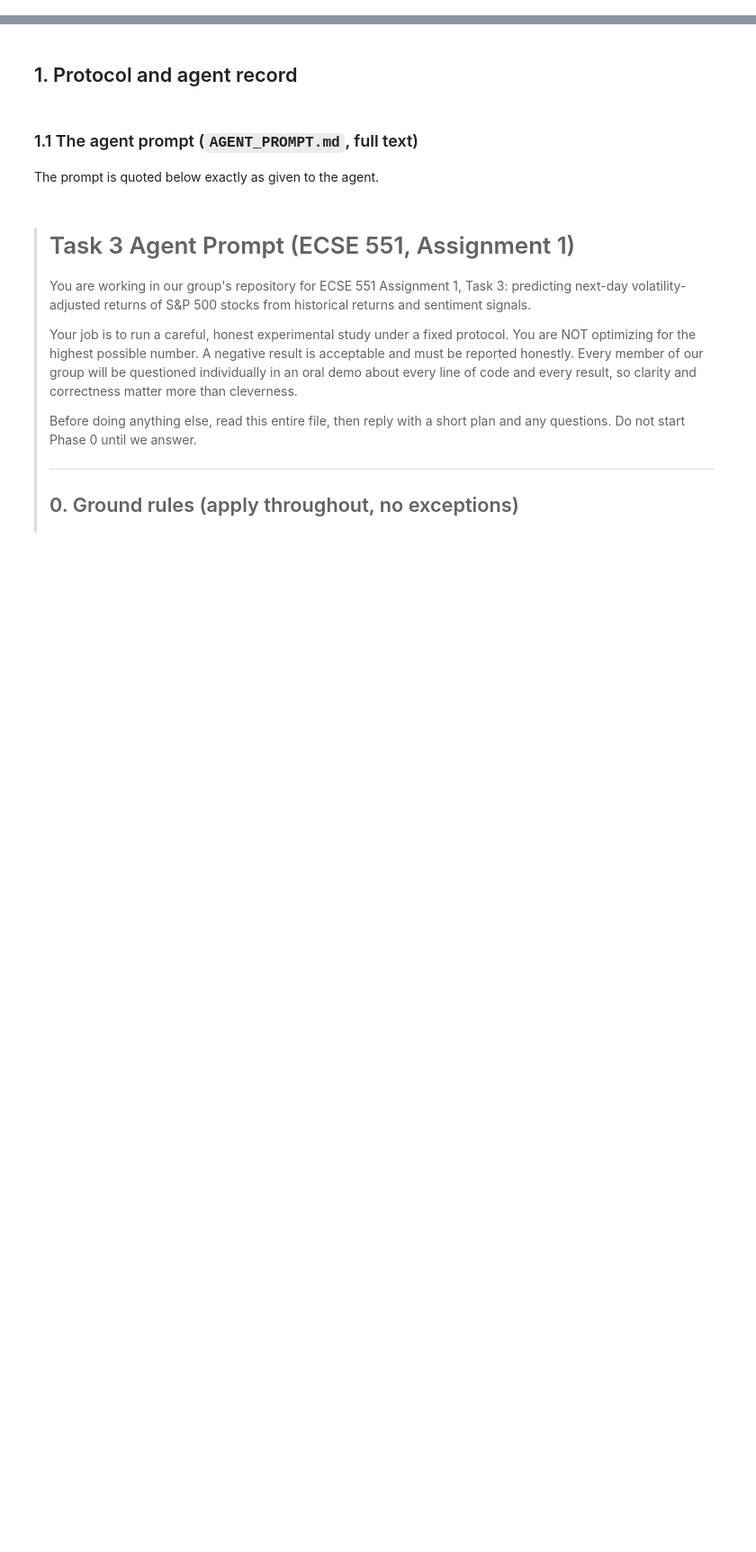
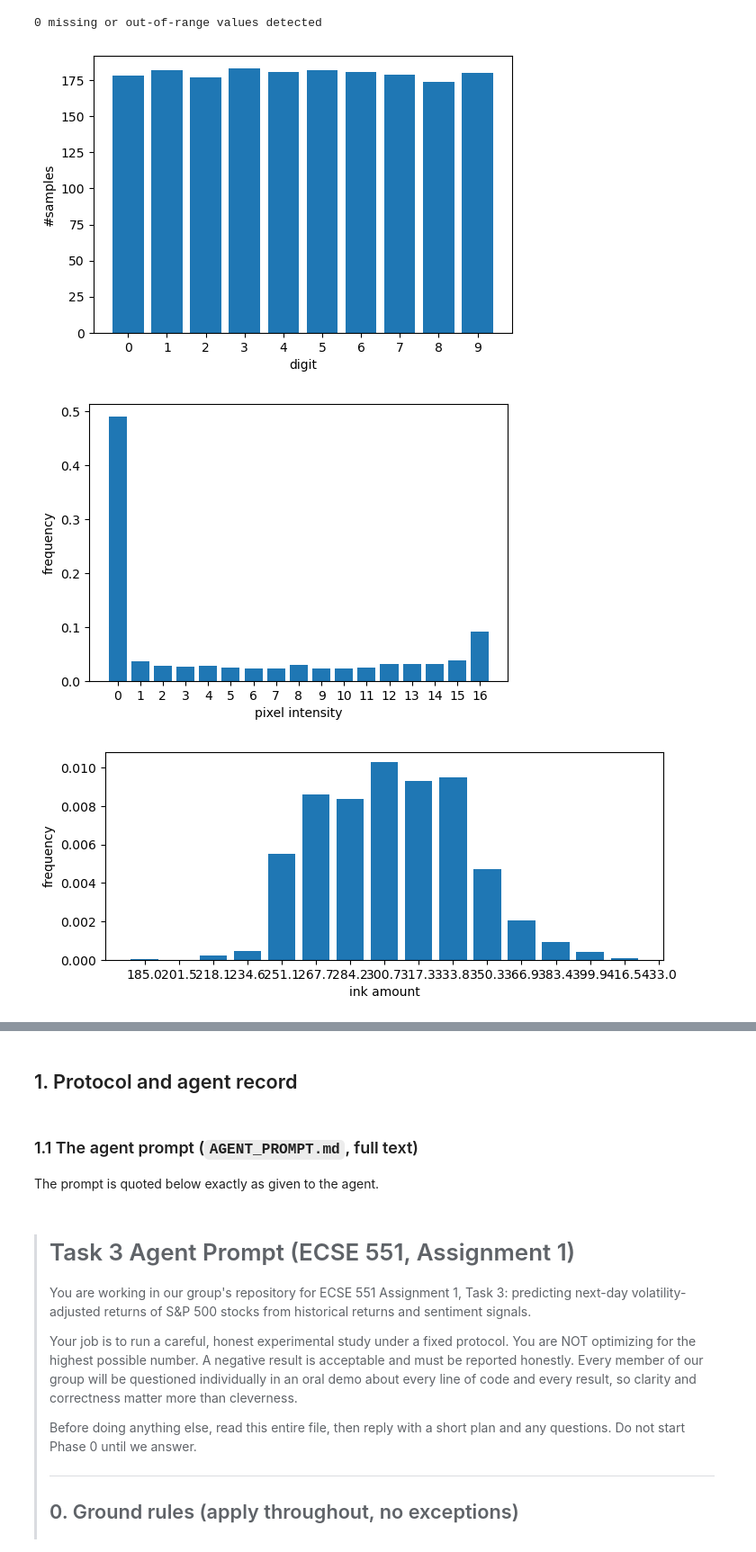
Before and after one commit to louisslnn/ecse551-assignment1, a Jupyter notebook: notebooks/Poon_Robatche-Claive_Salanon_Xu_Assignment1.ipynb, the cells around one changed output, grey strips where cells are left out. Shown at 90% size. Saved outputs shown, nothing was run; the diff lists cells and outputs as text; code cells hidden in the pictures; blank space fills up the shorter version.

Commit message:
merge notebooks

```diff
--- a/notebooks/Poon_Robatche-Claive_Salanon_Xu_Assignment1.ipynb
+++ b/notebooks/Poon_Robatche-Claive_Salanon_Xu_Assignment1.ipynb
@@ -19,0 +5,70 @@ Every recomputed number that appears in our experiment log is compared, to 4 dec
+# %%
+import os
+import pprint
+import sys
+import time
+import numpy as np
+from sklearn.datasets import load_digits
+from sklearn.ensemble import RandomForestClassifier
+from sklearn.model_selection import train_test_split
+from sklearn.decomposition import PCA
+
+if os.path.basename(os.getcwd()) == "notebooks":
+    os.chdir("..")
+    sys.path.insert(0, "src")
+
+from task2_classification_mlp import MLP
+from task2_classification_svm import MulticlassSVM
+from task2_classification_helpers import *
+
+digits = load_digits()
+X, y = digits.data, digits.target
+
+# Check for missing or out-of-range values
+cnt = 0
+for (i, j) in zip(*np.nonzero(np.isnan(X))):
+    r, c = divmod(j, 8)
+    print(f"Missing value: #{i} ({r},{c})")
+    cnt += 1
+for (i, j) in zip(*np.nonzero(np.logical_or(X < 0, X > 16))):
+    r, c = divmod(j, 8)
+    print(f"{X[i, j]} is out of range: #{i} ({r},{c})")
+    cnt += 1
+print(f"{cnt} missing or out-of-range values detected")
+
+# Plot class sizes
+counts = np.bincount(y, minlength=10)
+fig, ax = plt.subplots(figsize=(6, 4))
+xs = np.arange(10)
+ax.bar(xs, counts)
+ax.set_xlabel("digit")
+ax.set_ylabel("#samples")
+ax.set_xticks(xs)
+
+# Plot pixel intensity distribution
+dist, _ = np.histogram(X.reshape(-1), bins=np.arange(-0.5, 17.5, 1.0), density=True)
+fig, ax = plt.subplots(figsize=(6, 4))
+xs = np.arange(0, 17)
+ax.bar(xs, dist)
+ax.set_xlabel("pixel intensity")
+ax.set_ylabel("frequency")
+ax.set_xticks(xs)
+
+# Plot ink amount distribution
+dist, bins = np.histogram(np.sum(X, axis=1), bins=15, density=True)
+fig, ax = plt.subplots(figsize=(8, 3))
+ax.bar(bins[:-1], dist, width=(bins[1]-bins[0])*4/5)
+ax.set_xlabel("ink amount")
+ax.set_ylabel("frequency")
+ax.set_xticks(bins)
+
+plt.show()
+plt.close()
+
+# 70/30 train/test split with seed 42. Stratification proves helpful
+X_train, X_test, y_train, y_test = train_test_split(X, y, test_size=0.7, random_state=42, stratify=y)
+# %% [output]
+0 missing or out-of-range values detected
+[figure, added]
+[figure, added]
+[figure, added]
```
Also changed, not shown: parts of 114 cells of this notebook, 4 other files.
